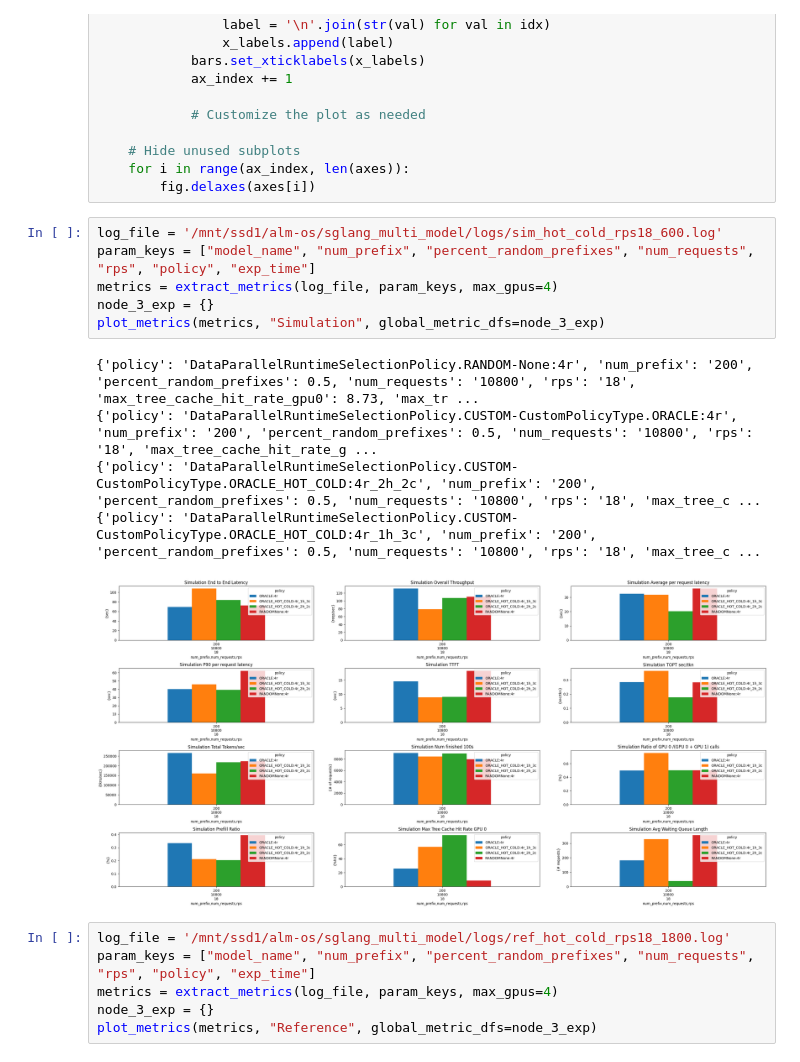
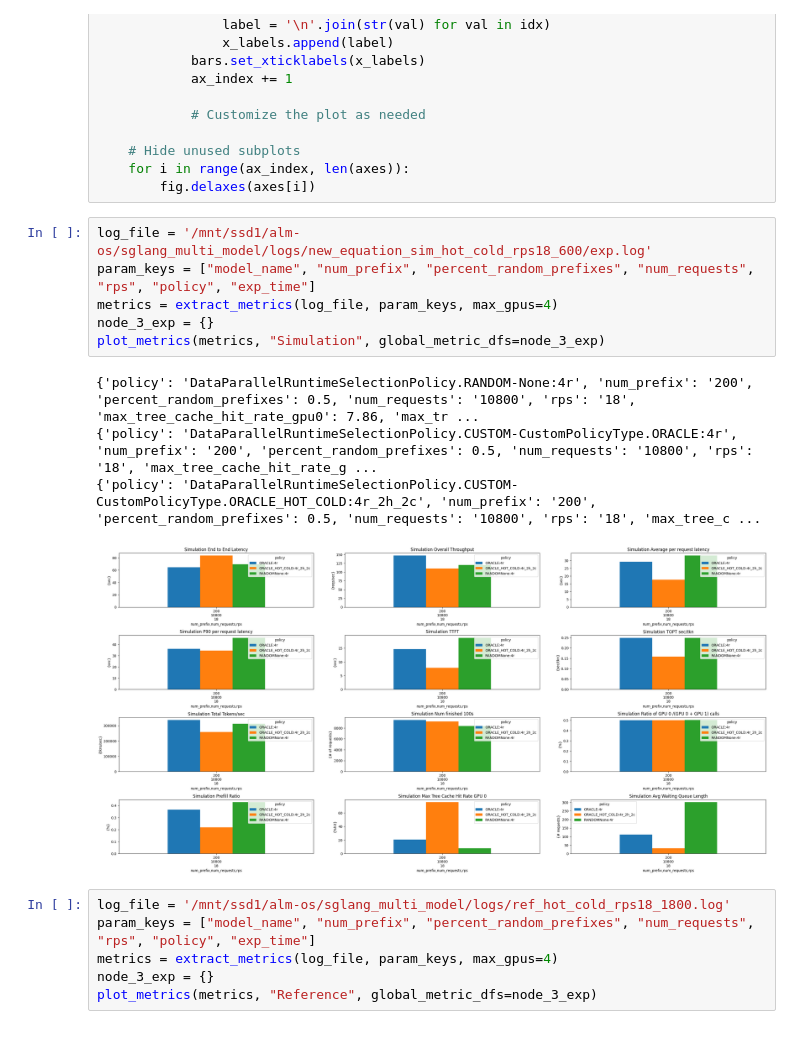
Before and after one commit to WukLab/preble, a Jupyter notebook: multi_node/benchmarks/plot_rps_results.ipynb, the cells around one changed output. Drawn from its saved outputs; the diff is of its cells as text.

```diff
--- a/multi_node/benchmarks/plot_rps_results.ipynb
+++ b/multi_node/benchmarks/plot_rps_results.ipynb
@@ -339,17 +339,16 @@ def plot_metrics(metrics, title_prefix, ax_dims=(4, 3), figsize=(28, 14), global
     for i in range(ax_index, len(axes)):
         fig.delaxes(axes[i])
 # %%
-log_file = '/mnt/ssd1/alm-os/sglang_multi_model/logs/sim_hot_cold_rps18_600.log'
+log_file = '/mnt/ssd1/alm-os/sglang_multi_model/logs/new_equation_sim_hot_cold_rps18_600/exp.log'
 param_keys = ["model_name", "num_prefix", "percent_random_prefixes", "num_requests", "rps", "policy", "exp_time"]
 metrics = extract_metrics(log_file, param_keys, max_gpus=4)
 node_3_exp = {}
 plot_metrics(metrics, "Simulation", global_metric_dfs=node_3_exp)
 # %% [output]
-{'policy': 'DataParallelRuntimeSelectionPolicy.RANDOM-None:4r', 'num_prefix': '200', 'percent_random_prefixes': 0.5, 'num_requests': '10800', 'rps': '18', 'max_tree_cache_hit_rate_gpu0': 8.73, 'max_tr ...
+{'policy': 'DataParallelRuntimeSelectionPolicy.RANDOM-None:4r', 'num_prefix': '200', 'percent_random_prefixes': 0.5, 'num_requests': '10800', 'rps': '18', 'max_tree_cache_hit_rate_gpu0': 7.86, 'max_tr ...
 {'policy': 'DataParallelRuntimeSelectionPolicy.CUSTOM-CustomPolicyType.ORACLE:4r', 'num_prefix': '200', 'percent_random_prefixes': 0.5, 'num_requests': '10800', 'rps': '18', 'max_tree_cache_hit_rate_g ...
 {'policy': 'DataParallelRuntimeSelectionPolicy.CUSTOM-CustomPolicyType.ORACLE_HOT_COLD:4r_2h_2c', 'num_prefix': '200', 'percent_random_prefixes': 0.5, 'num_requests': '10800', 'rps': '18', 'max_tree_c ...
-{'policy': 'DataParallelRuntimeSelectionPolicy.CUSTOM-CustomPolicyType.ORACLE_HOT_COLD:4r_1h_3c', 'num_prefix': '200', 'percent_random_prefixes': 0.5, 'num_requests': '10800', 'rps': '18', 'max_tree_c ...
-[figure, old version]
+[figure, new version]
 # %%
 log_file = '/mnt/ssd1/alm-os/sglang_multi_model/logs/ref_hot_cold_rps18_1800.log'
 param_keys = ["model_name", "num_prefix", "percent_random_prefixes", "num_requests", "rps", "policy", "exp_time"]
```
Also changed, not shown: 5 other files.
